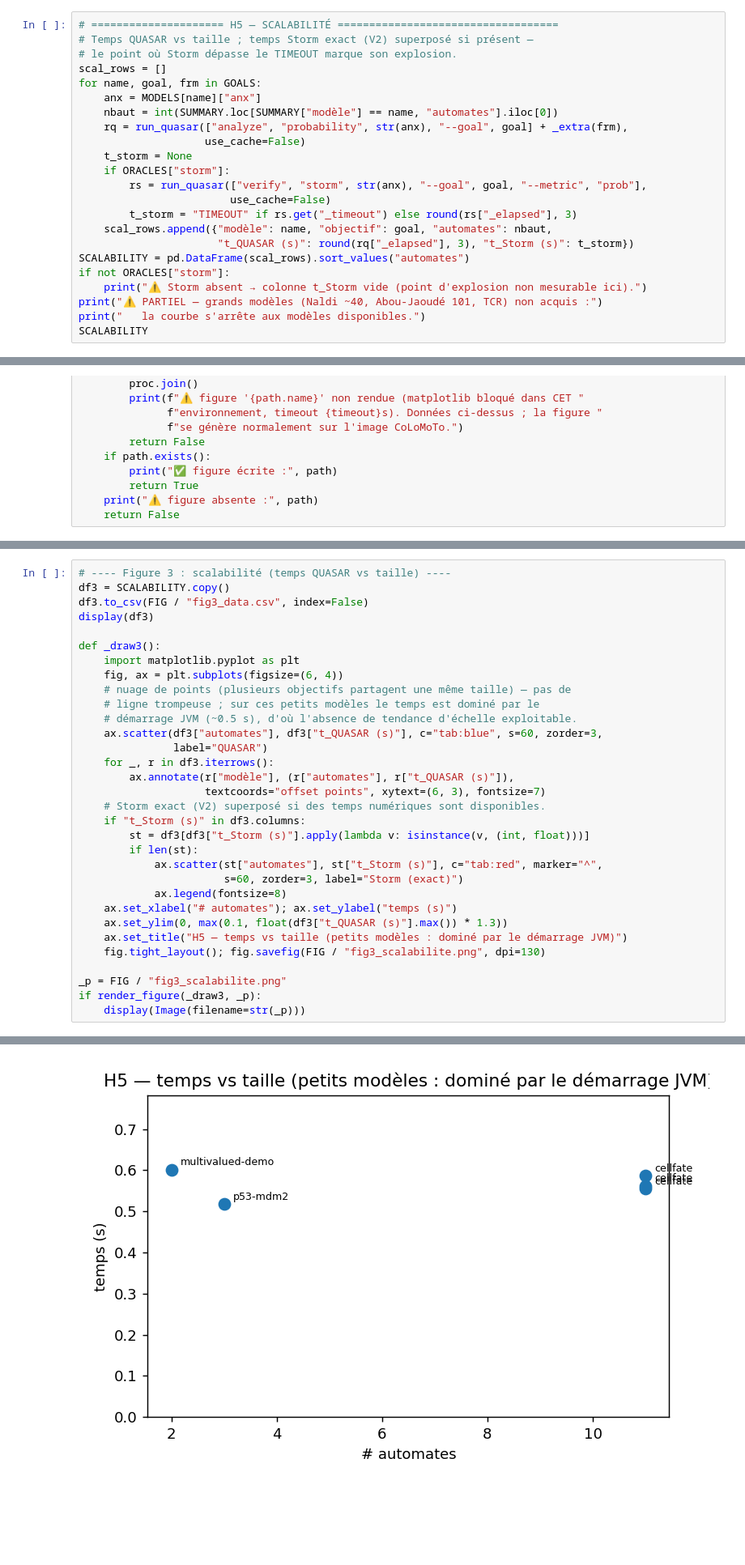
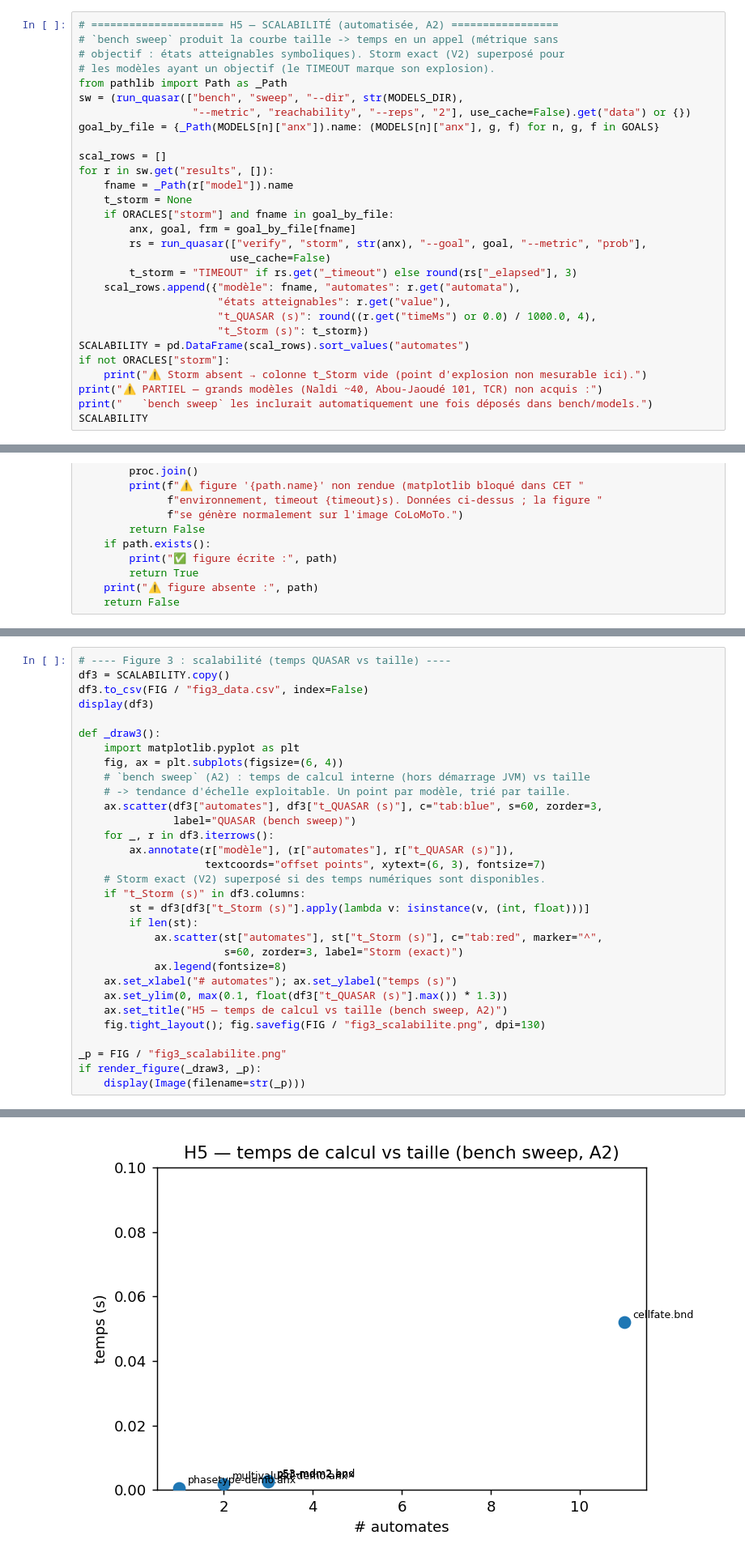
Before and after one commit to Louis-Fippo/quasar, a Jupyter notebook: experiments/validation_chap4.ipynb, the cells around one changed output, grey strips where cells are left out. Shown at 81% size. Saved outputs shown, nothing was run; the diff lists cells and outputs as text; blank space fills up the shorter version.

```diff
--- a/experiments/validation_chap4.ipynb
+++ b/experiments/validation_chap4.ipynb
@@ -639,27 +639,33 @@ H4
 # %% [markdown]
 ## Section 6 — Scalabilité (H5) & ablation (H6)
 # %%
-# ===================== H5 — SCALABILITÉ ===================================
-# Temps QUASAR vs taille ; temps Storm exact (V2) superposé si présent —
-# le point où Storm dépasse le TIMEOUT marque son explosion.
+# ===================== H5 — SCALABILITÉ (automatisée, A2) =================
+# `bench sweep` produit la courbe taille -> temps en un appel (métrique sans
+# objectif : états atteignables symboliques). Storm exact (V2) superposé pour
+# les modèles ayant un objectif (le TIMEOUT marque son explosion).
+from pathlib import Path as _Path
+sw = (run_quasar(["bench", "sweep", "--dir", str(MODELS_DIR),
+                  "--metric", "reachability", "--reps", "2"], use_cache=False).get("data") or {})
+goal_by_file = {_Path(MODELS[n]["anx"]).name: (MODELS[n]["anx"], g, f) for n, g, f in GOALS}
+
 scal_rows = []
-for name, goal, frm in GOALS:
-    anx = MODELS[name]["anx"]
-    nbaut = int(SUMMARY.loc[SUMMARY["modèle"] == name, "automates"].iloc[0])
-    rq = run_quasar(["analyze", "probability", str(anx), "--goal", goal] + _extra(frm),
-                    use_cache=False)
+for r in sw.get("results", []):
+    fname = _Path(r["model"]).name
     t_storm = None
-    if ORACLES["storm"]:
+    if ORACLES["storm"] and fname in goal_by_file:
+        anx, goal, frm = goal_by_file[fname]
         rs = run_quasar(["verify", "storm", str(anx), "--goal", goal, "--metric", "prob"],
                         use_cache=False)
         t_storm = "TIMEOUT" if rs.get("_timeout") else round(rs["_elapsed"], 3)
-    scal_rows.append({"modèle": name, "objectif": goal, "automates": nbaut,
-                      "t_QUASAR (s)": round(rq["_elapsed"], 3), "t_Storm (s)": t_storm})
+    scal_rows.append({"modèle": fname, "automates": r.get("automata"),
+                      "états atteignables": r.get("value"),
+                      "t_QUASAR (s)": round((r.get("timeMs") or 0.0) / 1000.0, 4),
+                      "t_Storm (s)": t_storm})
 SCALABILITY = pd.DataFrame(scal_rows).sort_values("automates")
 if not ORACLES["storm"]:
     print("⚠️ Storm absent → colonne t_Storm vide (point d'explosion non mesurable ici).")
 print("⚠️ PARTIEL — grands modèles (Naldi ~40, Abou-Jaoudé 101, TCR) non acquis :")
-print("   la courbe s'arrête aux modèles disponibles.")
+print("   `bench sweep` les inclurait automatiquement une fois déposés dans bench/models.")
 SCALABILITY
 # %% [output]
 ⚠️ Storm absent → colonne t_Storm vide (point d'explosion non mesurable ici).
@@ -899,11 +906,10 @@ display(df3)
 def _draw3():
     import matplotlib.pyplot as plt
     fig, ax = plt.subplots(figsize=(6, 4))
-    # nuage de points (plusieurs objectifs partagent une même taille) — pas de
-    # ligne trompeuse ; sur ces petits modèles le temps est dominé par le
-    # démarrage JVM (~0.5 s), d'où l'absence de tendance d'échelle exploitable.
+    # `bench sweep` (A2) : temps de calcul interne (hors démarrage JVM) vs taille
+    # -> tendance d'échelle exploitable. Un point par modèle, trié par taille.
     ax.scatter(df3["automates"], df3["t_QUASAR (s)"], c="tab:blue", s=60, zorder=3,
-               label="QUASAR")
+               label="QUASAR (bench sweep)")
     for _, r in df3.iterrows():
         ax.annotate(r["modèle"], (r["automates"], r["t_QUASAR (s)"]),
                     textcoords="offset points", xytext=(6, 3), fontsize=7)
@@ -916,7 +922,7 @@ def _draw3():
             ax.legend(fontsize=8)
     ax.set_xlabel("# automates"); ax.set_ylabel("temps (s)")
     ax.set_ylim(0, max(0.1, float(df3["t_QUASAR (s)"].max()) * 1.3))
-    ax.set_title("H5 — temps vs taille (petits modèles : dominé par le démarrage JVM)")
+    ax.set_title("H5 — temps de calcul vs taille (bench sweep, A2)")
     fig.tight_layout(); fig.savefig(FIG / "fig3_scalabilite.png", dpi=130)
 
 _p = FIG / "fig3_scalabilite.png"
@@ -932,5 +938,5 @@ if render_figure(_draw3, _p):
 ✅ figure écrite : /home/lfippo/Dev/quasar/experiments/figures/fig3_scalabilite.png
-[figure, old version]
+[figure, new version]
 # %%
 # ---- Figure 4 : convergence anytime (encadrement CEGAR) ----
 df4 = CONVERGENCE.dropna(subset=["lower", "upper"]).copy()
```
Also changed, not shown: parts of 7 cells of this notebook, 4 other files.
